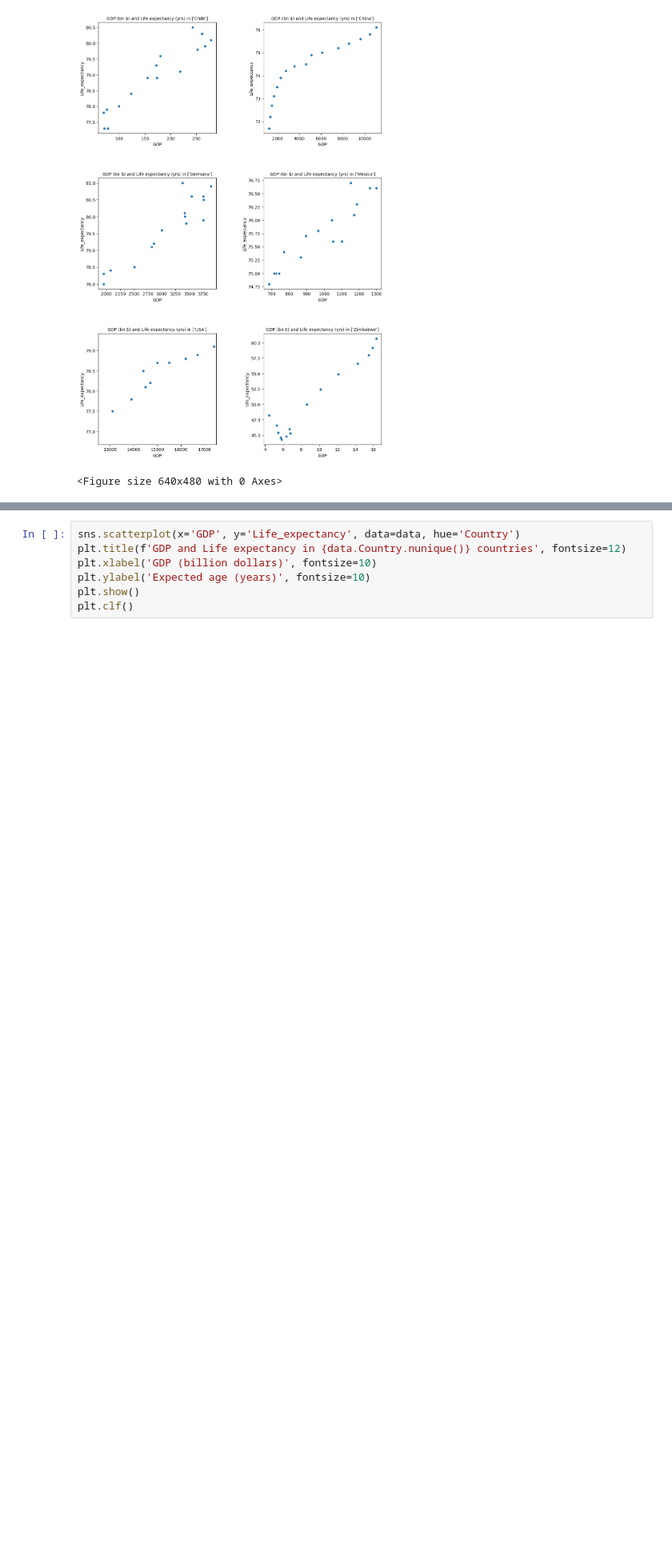
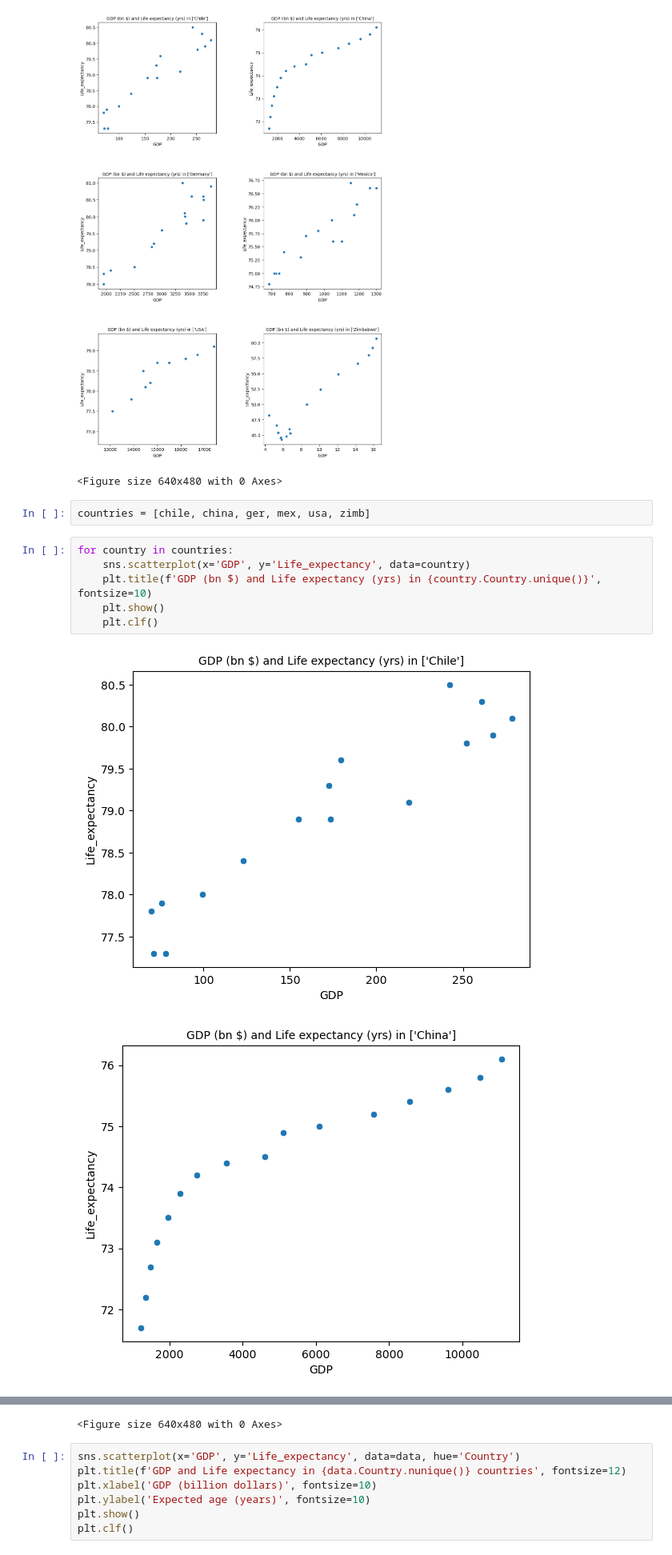
Before and after one commit to LiZoMark841619/GDP_Life_expectancy, a Jupyter notebook: GDP_Life_expectancy/life_expectancy_gdp.ipynb, the cells around one changed output, grey strips where cells are left out. Shown at 80% size. Saved outputs shown, nothing was run; the diff lists cells and outputs as text; blank space fills up the shorter version.

```diff
--- a/GDP_Life_expectancy/life_expectancy_gdp.ipynb
+++ b/GDP_Life_expectancy/life_expectancy_gdp.ipynb
@@ -206,3 +206,14 @@ plt.clf()
 # %% [output]
 [figure]
 <Figure size 640x480 with 0 Axes>
+# %%
+countries = [chile, china, ger, mex, usa, zimb]
+# %%
+for country in countries:
+    sns.scatterplot(x='GDP', y='Life_expectancy', data=country)
+    plt.title(f'GDP (bn $) and Life expectancy (yrs) in {country.Country.unique()}', fontsize=10)
+    plt.show()
+    plt.clf()
+# %% [output]
+[figure, added]
+[figure, added]
@@ -209,3 +224,4 @@ plt.clf()
+<Figure size 640x480 with 0 Axes>
 # %%
 sns.scatterplot(x='GDP', y='Life_expectancy', data=data, hue='Country')
 plt.title(f'GDP and Life expectancy in {data.Country.nunique()} countries', fontsize=12)
```
Also changed, not shown: parts of 2 cells of this notebook.
